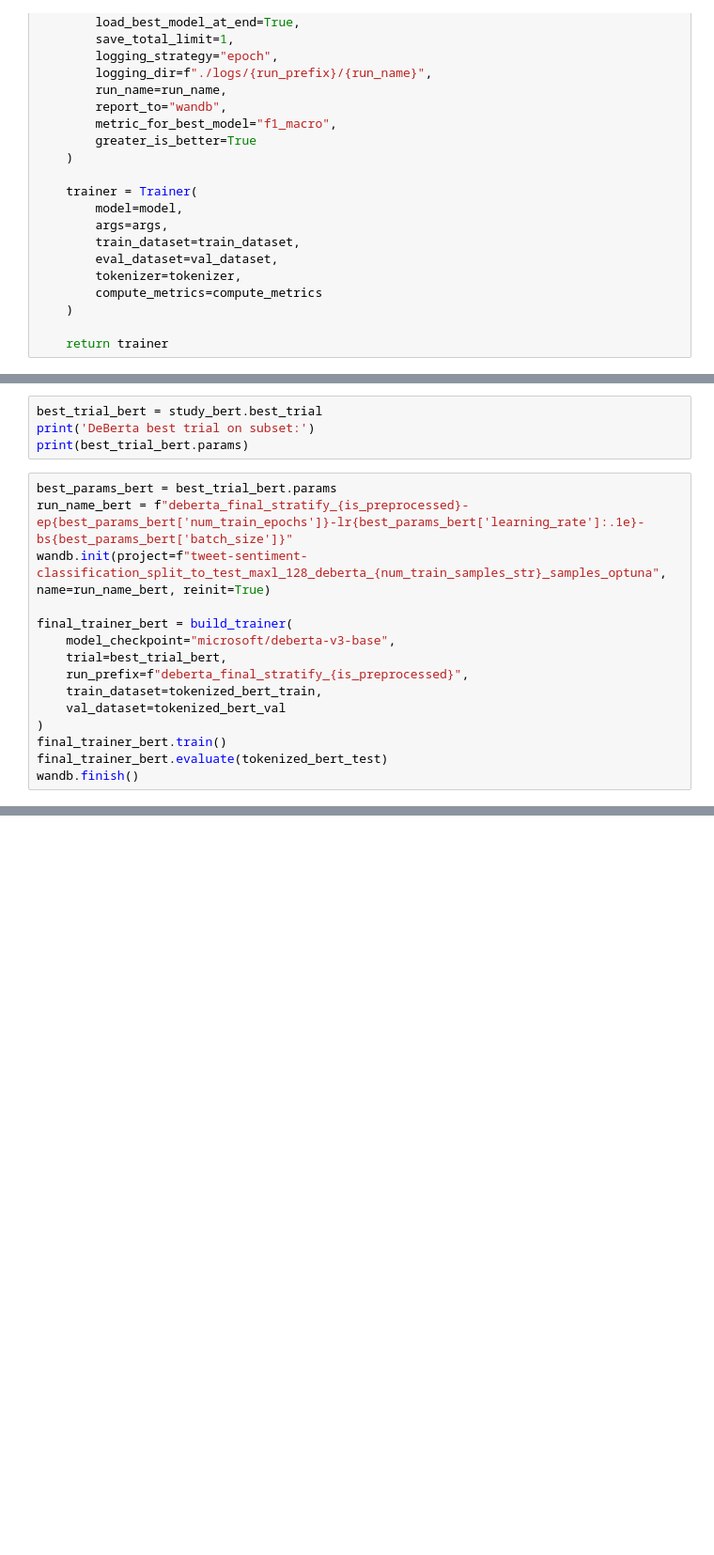
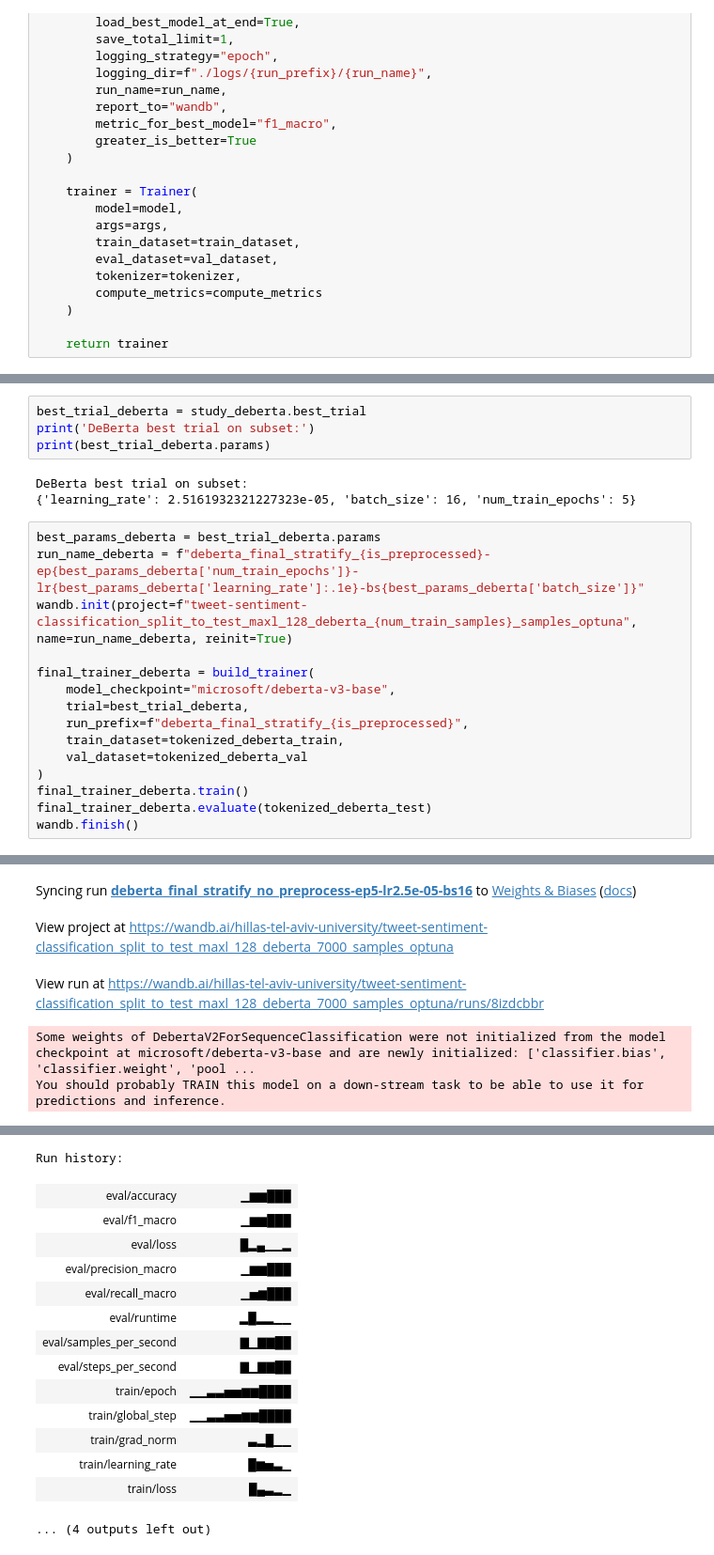
Before and after one commit to Hillascher5/nlp-tweets-sentiment-analysis, a Jupyter notebook: DeBerta_model.ipynb, the cells around one changed output, grey strips where cells are left out. Shown at 94% size. Drawn from its saved outputs; the diff is of its cells as text; blank space fills up the shorter version.

```diff
--- a/DeBerta_model.ipynb
+++ b/DeBerta_model.ipynb
@@ -231,19 +289,23 @@ wandb.finish()
 # %%
-best_trial_bert = study_bert.best_trial
+best_trial_deberta = study_deberta.best_trial
 print('DeBerta best trial on subset:')
-print(best_trial_bert.params)
+print(best_trial_deberta.params)
+# %% [output]
+DeBerta best trial on subset:
+{'learning_rate': 2.5161932321227323e-05, 'batch_size': 16, 'num_train_epochs': 5}
 # %%
-best_params_bert = best_trial_bert.params
-run_name_bert = f"deberta_final_stratify_{is_preprocessed}-ep{best_params_bert['num_train_epochs']}-lr{best_params_bert['learning_rate']:.1e}-bs{best_params_bert['batch_size']}"
-wandb.init(project=f"tweet-sentiment-classification_split_to_test_maxl_128_deberta_{num_train_samples_str}_samples_optuna", name=run_name_bert, reinit=True)
+best_params_deberta = best_trial_deberta.params
+run_name_deberta = f"deberta_final_stratify_{is_preprocessed}-ep{best_params_deberta['num_train_epochs']}-lr{best_params_deberta['learning_rate']:.1e}-bs{best_params_deberta['batch_size']}"
+wandb.init(project=f"tweet-sentiment-classification_split_to_test_maxl_128_deberta_{num_train_samples}_samples_optuna", name=run_name_deberta, reinit=True)
 
-final_trainer_bert = build_trainer(
+final_trainer_deberta = build_trainer(
     model_checkpoint="microsoft/deberta-v3-base",
-    trial=best_trial_bert,
+    trial=best_trial_deberta,
     run_prefix=f"deberta_final_stratify_{is_preprocessed}",
-    train_dataset=tokenized_bert_train,
-    val_dataset=tokenized_bert_val
+    train_dataset=tokenized_deberta_train,
+    val_dataset=tokenized_deberta_val
 )
-final_trainer_bert.train()
-final_trainer_bert.evaluate(tokenized_bert_test)
+final_trainer_deberta.train()
+final_trainer_deberta.evaluate(tokenized_deberta_test)
 wandb.finish()
+# %% [output]
@@ -249,0 +316,5 @@ wandb.finish()
+Syncing run deberta_final_stratify_no_preprocess-ep5-lr2.5e-05-bs16 to Weights & Biases (docs)
+View project at https://wandb.ai/hillas-tel-aviv-university/tweet-sentiment-classification_split_to_test_maxl_128_deberta_7000_samples_optuna
+View run at https://wandb.ai/hillas-tel-aviv-university/tweet-sentiment-classification_split_to_test_maxl_128_deberta_7000_samples_optuna/runs/8izdcbbr
+Some weights of DebertaV2ForSequenceClassification were not initialized from the model checkpoint at microsoft/deberta-v3-base and are newly initialized: ['classifier.bias', 'classifier.weight', 'pool ...
+You should probably TRAIN this model on a down-stream task to be able to use it for predictions and inference.
@@ -250 +334,16 @@ wandb.finish()
+Run history:
+| eval/accuracy | ▁▆▆███ |
+| eval/f1_macro | ▁▆▆███ |
+| eval/loss | █▂▄▁▁▂ |
+| eval/precision_macro | ▁▆▆███ |
+| eval/recall_macro | ▁▅▆███ |
+| eval/runtime | ▂█▂▂▁▁ |
+| eval/samples_per_second | ▇▁▇▇██ |
+| eval/steps_per_second | ▇▁▇▇██ |
+| train/epoch | ▁▁▃▃▅▅▆▆████ |
+| train/global_step | ▁▁▃▃▅▅▆▆████ |
+| train/grad_norm | ▃▂█▁▁ |
+| train/learning_rate | █▆▅▃▁ |
+| train/loss | █▄▃▂▁ |
+... (4 outputs left out)
 # %%
```
Also changed, not shown: parts of 12 cells of this notebook.
